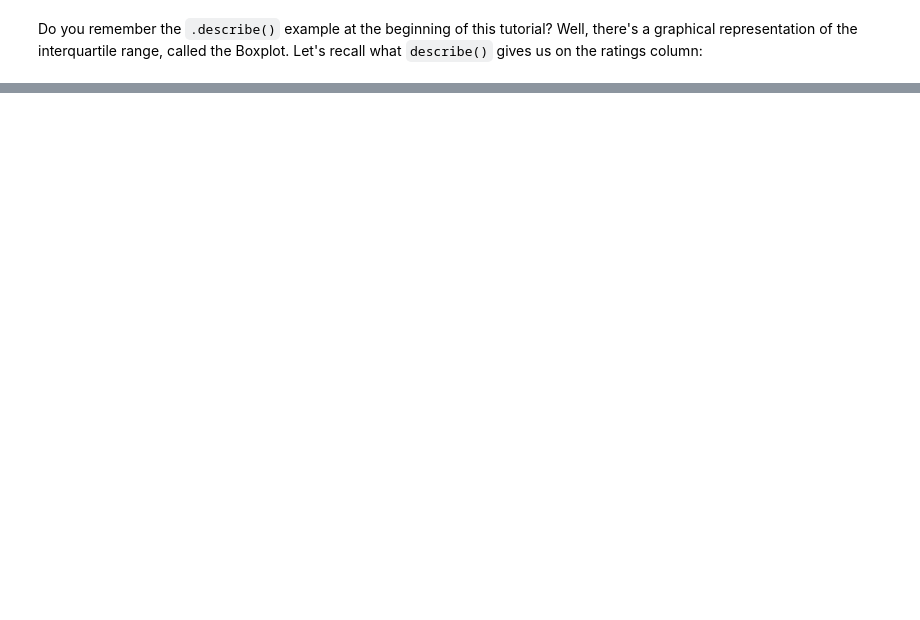
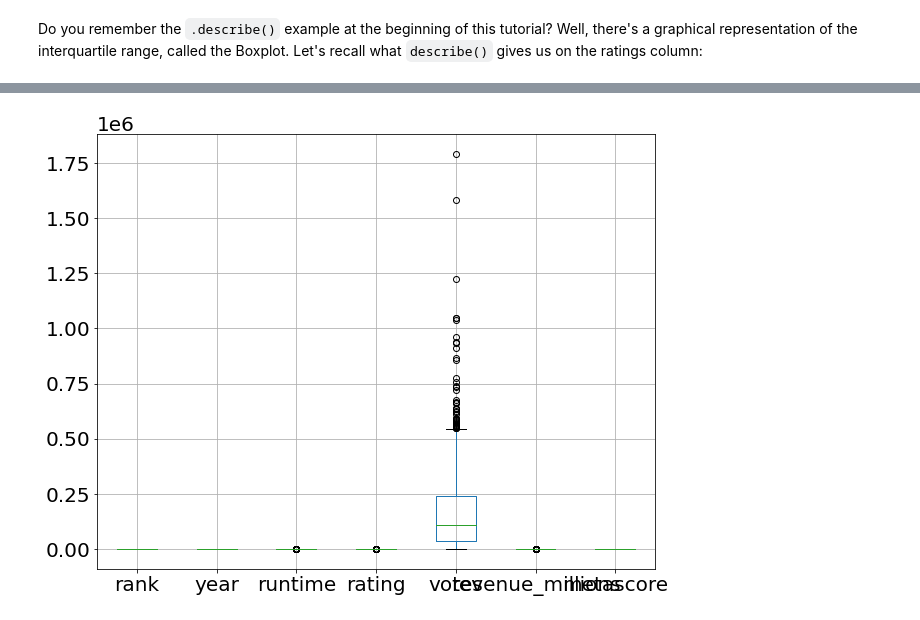
Before and after one commit to robert-daniels/Projects, a Jupyter notebook: DS_240/InstructorNotes/Python Pandas - DataFrame Tutorial - Hands On.ipynb, the cells around one changed output, grey strips where cells are left out. Saved outputs shown, nothing was run; the diff lists cells and outputs as text; code cells hidden in the pictures; blank space fills up the shorter version.

```diff
--- a/DS_240/InstructorNotes/Python Pandas - DataFrame Tutorial - Hands On.ipynb
+++ b/DS_240/InstructorNotes/Python Pandas - DataFrame Tutorial - Hands On.ipynb
@@ -401,0 +699,4 @@ movies_df['rating'].describe()
+# %%
+movies_df.boxplot();
+# %% [output]
+[figure, added]
```
Also changed, not shown: parts of 41 cells of this notebook.
